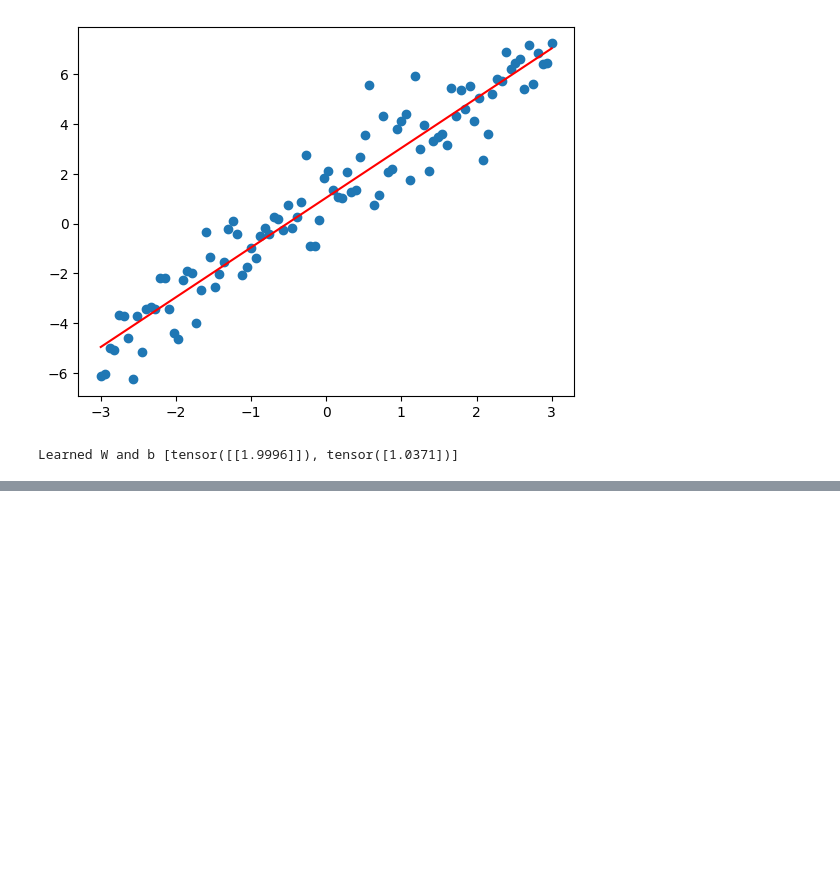
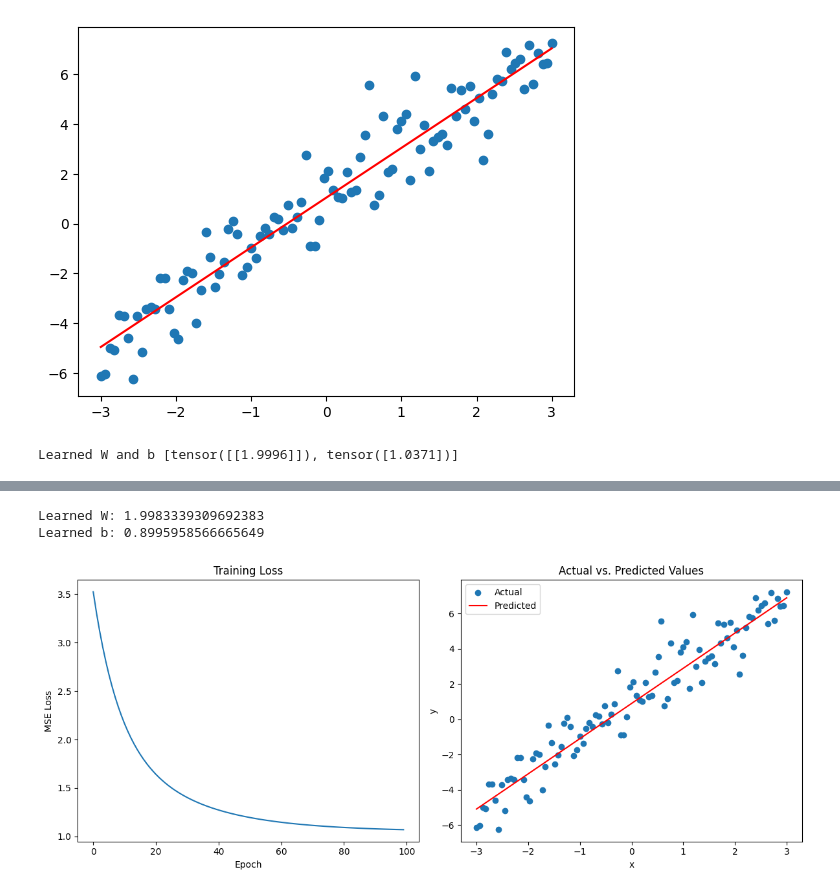
Before and after one commit to AliSalimkhani/DeepNN_Course2025, a Jupyter notebook: DeepNN.ipynb, the cells around one changed output, grey strips where cells are left out. Saved outputs shown, nothing was run; the diff lists cells and outputs as text; code cells hidden in the pictures; blank space fills up the shorter version.

```diff
--- a/DeepNN.ipynb
+++ b/DeepNN.ipynb
@@ -148,0 +206,47 @@ Learned W and b [tensor([[1.9996]]), tensor([1.0371])]
+# %%
+torch.manual_seed(0)
+x = torch.linspace(-3,3,100).unsqueeze(1)
+# print(x)
+y = 2*x + 1 + torch.randn(x.size())
+W = torch.randn(1,1, requires_grad=True)
+b= torch.zeros(1,requires_grad=True)
+losses = []
+lr = 0.01
+for epoch in range(100):
+  y_predicted = x @ W + b
+  loss = torch.mean((y_predicted - y)**2)
+  losses.append(loss.item())
+  loss.backward()
+  with torch.no_grad():
+    W -= lr*W.grad
+    b -= lr*b.grad
+  W.grad.zero_()
+  b.grad.zero_()
+
+  # print("Learned W:", W.item())
+  # print("Learned b:", b.item())
+print("Learned W:", W.item())
+print("Learned b:", b.item())
+
+fig, (ax1, ax2) = plt.subplots(1, 2, figsize=(12, 5))
+
+
+ax1.plot(losses)
+ax1.set_title("Training Loss")
+ax1.set_xlabel('Epoch')
+ax1.set_ylabel('MSE Loss')
+
+
+ax2.scatter(x.detach().numpy(), y.detach().numpy(), label='Actual')
+ax2.plot(x.detach().numpy(), y_predicted.detach().numpy(), color='red', label='Predicted')
+ax2.set_title("Actual vs. Predicted Values")
+ax2.set_xlabel('x')
+ax2.set_ylabel('y')
+ax2.legend()
+
+plt.tight_layout()
+plt.show()
+# %% [output]
+Learned W: 1.9983339309692383
+Learned b: 0.8995958566665649
+[figure, added]
```
Also changed, not shown: parts of 15 cells of this notebook.
